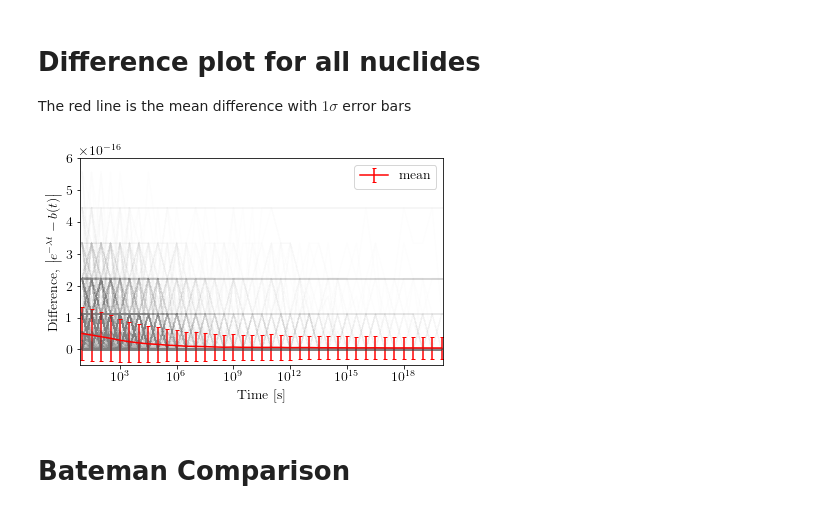
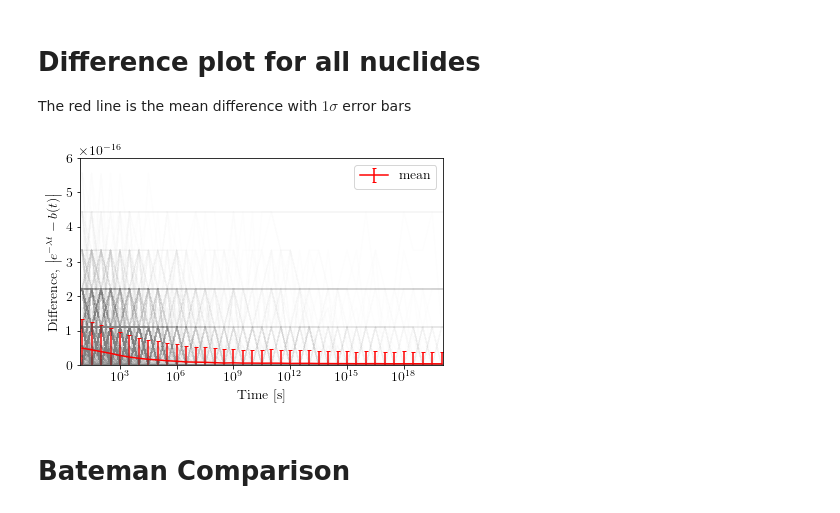
Before and after one commit to ergs/physor2018-bateman, a Jupyter notebook: decay_analysis.ipynb, the cells around one changed output. Cells and saved outputs as stored; diff of their text form; code cells hidden in the pictures.

```diff
--- a/decay_analysis.ipynb
+++ b/decay_analysis.ipynb
@@ -96,17 +96,17 @@ The red line is the mean difference with $1\sigma$ error bars
 # %%
 #plt.switch_backend('pgf')
 plt.plot(TIMES[1:], diagdiff[1:, :], color='gray', alpha=0.01)
 plt.errorbar(TIMES[1:], mu_diagdiff[1:], yerr=sigma_diagdiff[1:], color='red', capsize=2, label='mean')
-plt.axis([TIMES[1]*0.75, TIMES[-1]*1.25, -0.5e-16, 6e-16])
+plt.axis([TIMES[1]*0.75, TIMES[-1]*1.25, 0.0, 6e-16])
 plt.xscale('log')
 #plt.yscale('log')
 plt.xlabel('Time [s]')
 plt.ylabel('Difference, $\\left|e^{-\\lambda t} - b(t)\\right|$')
 plt.legend(loc=0)
 plt.tight_layout()
 plt.savefig('n1-diff.pdf', bbox_inches='tight')
 # %% [output]
-[figure, old version]
+[figure, new version]
 # %% [markdown]
 # Bateman Comparison
 # %%
```
Also changed, not shown: parts of 2 cells of this notebook, 3 other files.
